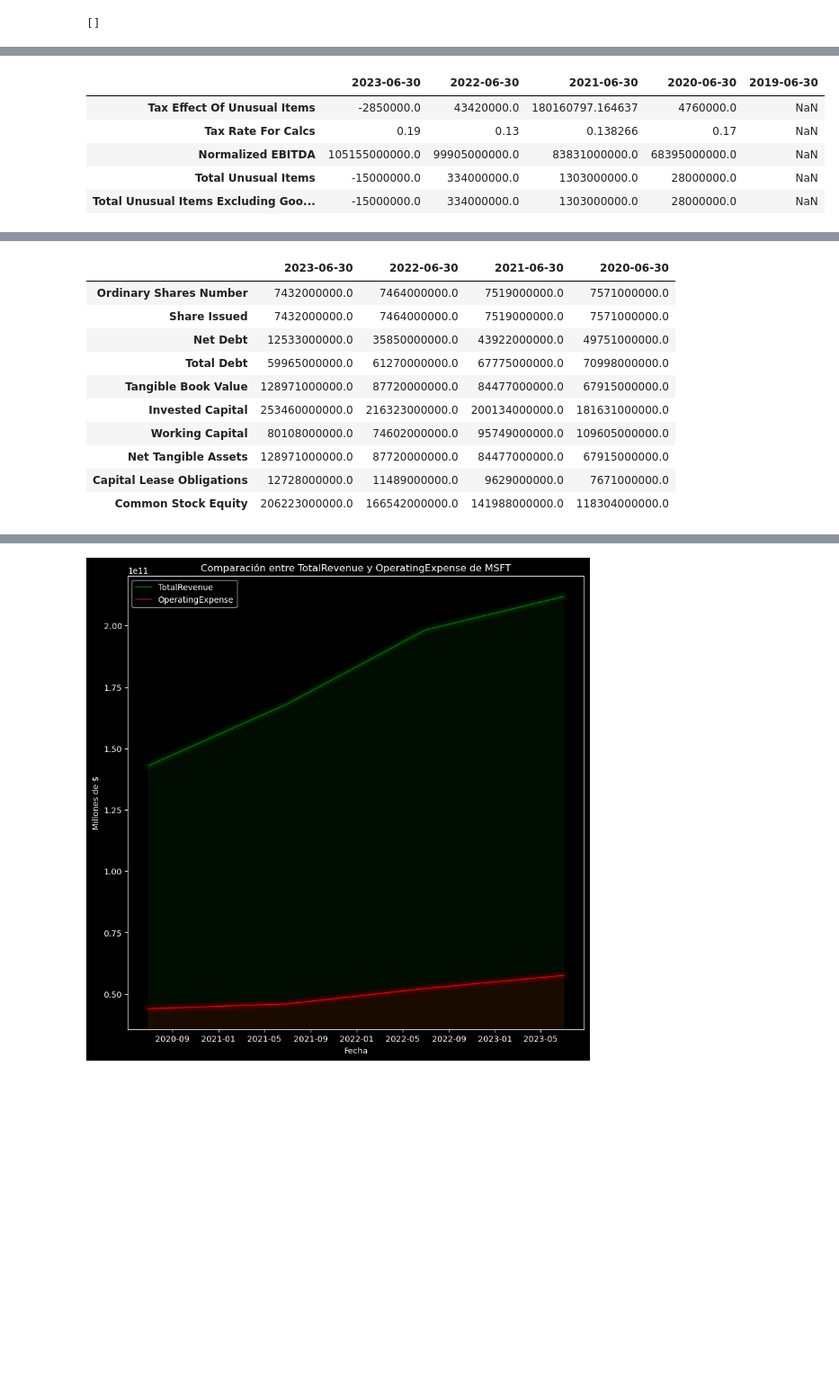
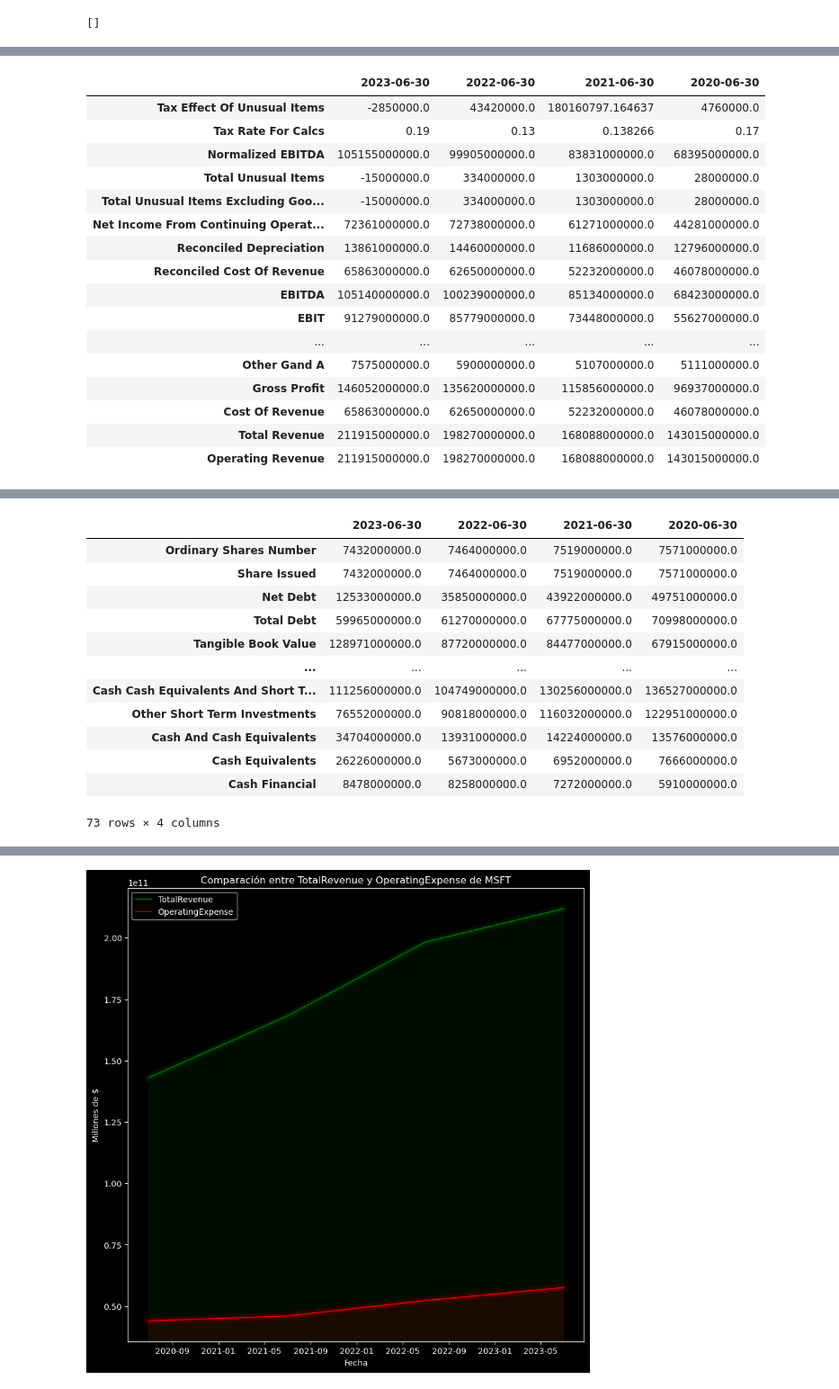
Before and after one commit to giottomillan/project_portfolio, a Jupyter notebook: bolsa_tool.ipynb, the cells around one changed output, grey strips where cells are left out. Shown at 90% size. Cells and saved outputs as stored; diff of their text form; code cells hidden in the pictures; blank space fills up the shorter version.

```diff
--- a/bolsa_tool.ipynb
+++ b/bolsa_tool.ipynb
@@ -159,14 +321,25 @@ Length: 202, dtype: int64
 # %%
 # show financials by year:
 # - income statement
-msft.income_stmt.head()
+msft.income_stmt
 # %% [output]
-|  | 2023-06-30 | 2022-06-30 | 2021-06-30 | 2020-06-30 | 2019-06-30 |
-| Tax Effect Of Unusual Items | -2850000.0 | 43420000.0 | 180160797.164637 | 4760000.0 | NaN |
-| Tax Rate For Calcs | 0.19 | 0.13 | 0.138266 | 0.17 | NaN |
-| Normalized EBITDA | 105155000000.0 | 99905000000.0 | 83831000000.0 | 68395000000.0 | NaN |
-| Total Unusual Items | -15000000.0 | 334000000.0 | 1303000000.0 | 28000000.0 | NaN |
-| Total Unusual Items Excluding Goo... | -15000000.0 | 334000000.0 | 1303000000.0 | 28000000.0 | NaN |
+|  | 2023-06-30 | 2022-06-30 | 2021-06-30 | 2020-06-30 |
+| Tax Effect Of Unusual Items | -2850000.0 | 43420000.0 | 180160797.164637 | 4760000.0 |
+| Tax Rate For Calcs | 0.19 | 0.13 | 0.138266 | 0.17 |
+| Normalized EBITDA | 105155000000.0 | 99905000000.0 | 83831000000.0 | 68395000000.0 |
+| Total Unusual Items | -15000000.0 | 334000000.0 | 1303000000.0 | 28000000.0 |
+| Total Unusual Items Excluding Goo... | -15000000.0 | 334000000.0 | 1303000000.0 | 28000000.0 |
+| Net Income From Continuing Operat... | 72361000000.0 | 72738000000.0 | 61271000000.0 | 44281000000.0 |
+| Reconciled Depreciation | 13861000000.0 | 14460000000.0 | 11686000000.0 | 12796000000.0 |
+| Reconciled Cost Of Revenue | 65863000000.0 | 62650000000.0 | 52232000000.0 | 46078000000.0 |
+| EBITDA | 105140000000.0 | 100239000000.0 | 85134000000.0 | 68423000000.0 |
+| EBIT | 91279000000.0 | 85779000000.0 | 73448000000.0 | 55627000000.0 |
+| ... | ... | ... | ... | ... |
+| Other Gand A | 7575000000.0 | 5900000000.0 | 5107000000.0 | 5111000000.0 |
+| Gross Profit | 146052000000.0 | 135620000000.0 | 115856000000.0 | 96937000000.0 |
+| Cost Of Revenue | 65863000000.0 | 62650000000.0 | 52232000000.0 | 46078000000.0 |
+| Total Revenue | 211915000000.0 | 198270000000.0 | 168088000000.0 | 143015000000.0 |
+| Operating Revenue | 211915000000.0 | 198270000000.0 | 168088000000.0 | 143015000000.0 |
 # %%
 # show financials by quarterly
 # - income statement
@@ -180,7 +353,7 @@ msft.quarterly_income_stmt.head()
 | Total Unusual Items Excluding Goo... | -187000000.0 | -162000000.0 | -115000000.0 | 111000000.0 | 162000000.0 | NaN |
 # %%
 # - balance sheet
-msft.balance_sheet.head(10)
+msft.balance_sheet
 # %% [output]
 |  | 2023-06-30 | 2022-06-30 | 2021-06-30 | 2020-06-30 |
 | Ordinary Shares Number | 7432000000.0 | 7464000000.0 | 7519000000.0 | 7571000000.0 |
@@ -188,10 +361,12 @@ msft.balance_sheet.head(10)
 | Net Debt | 12533000000.0 | 35850000000.0 | 43922000000.0 | 49751000000.0 |
 | Total Debt | 59965000000.0 | 61270000000.0 | 67775000000.0 | 70998000000.0 |
 | Tangible Book Value | 128971000000.0 | 87720000000.0 | 84477000000.0 | 67915000000.0 |
-| Invested Capital | 253460000000.0 | 216323000000.0 | 200134000000.0 | 181631000000.0 |
-| Working Capital | 80108000000.0 | 74602000000.0 | 95749000000.0 | 109605000000.0 |
-| Net Tangible Assets | 128971000000.0 | 87720000000.0 | 84477000000.0 | 67915000000.0 |
-| Capital Lease Obligations | 12728000000.0 | 11489000000.0 | 9629000000.0 | 7671000000.0 |
-| Common Stock Equity | 206223000000.0 | 166542000000.0 | 141988000000.0 | 118304000000.0 |
+| ... | ... | ... | ... | ... |
+| Cash Cash Equivalents And Short T... | 111256000000.0 | 104749000000.0 | 130256000000.0 | 136527000000.0 |
+| Other Short Term Investments | 76552000000.0 | 90818000000.0 | 116032000000.0 | 122951000000.0 |
+| Cash And Cash Equivalents | 34704000000.0 | 13931000000.0 | 14224000000.0 | 13576000000.0 |
+| Cash Equivalents | 26226000000.0 | 5673000000.0 | 6952000000.0 | 7666000000.0 |
+| Cash Financial | 8478000000.0 | 8258000000.0 | 7272000000.0 | 5910000000.0 |
+73 rows × 4 columns
 # %%
 # - balance sheet by quarterly
```
Also changed, not shown: parts of 20 cells of this notebook, 1 other file.
